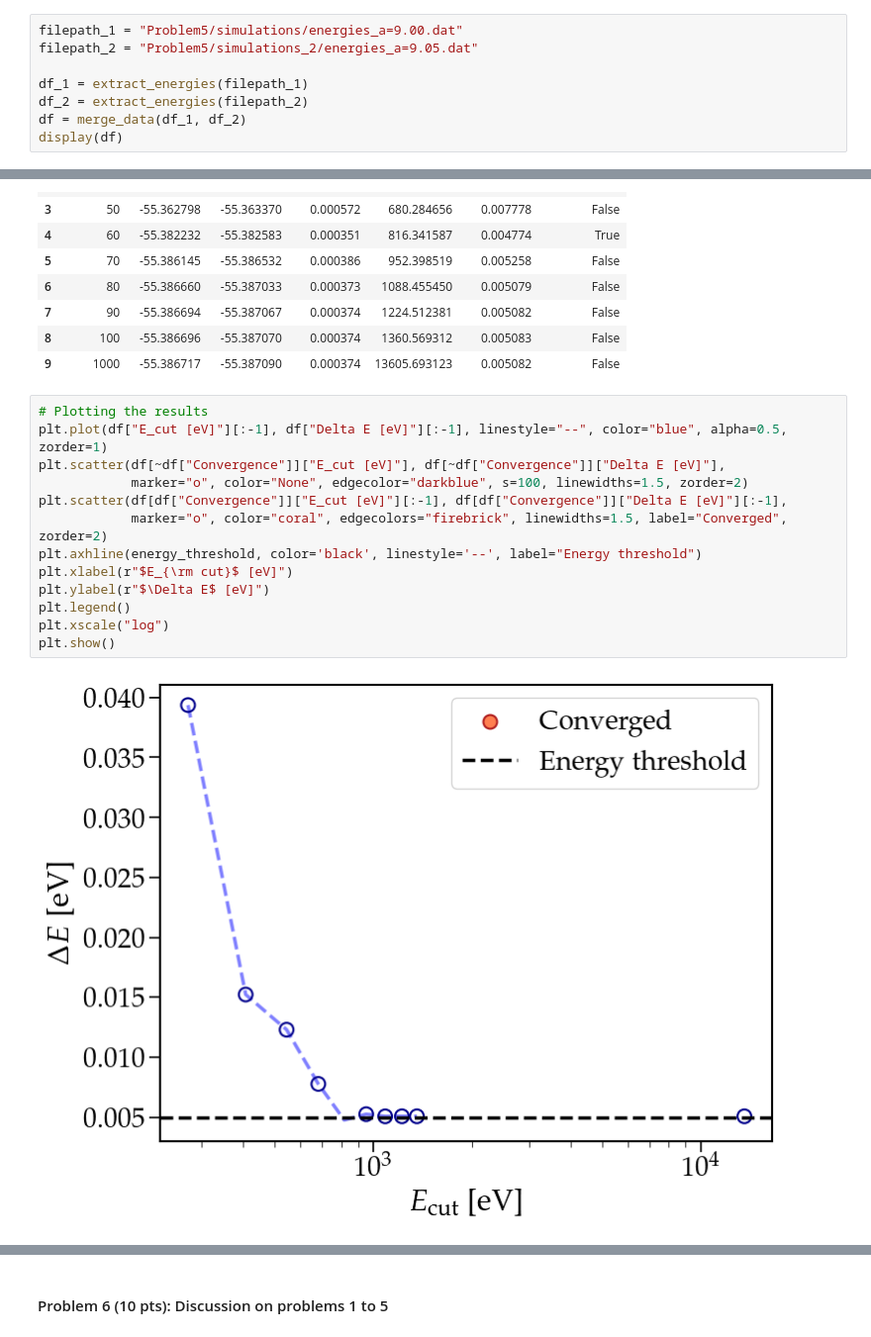
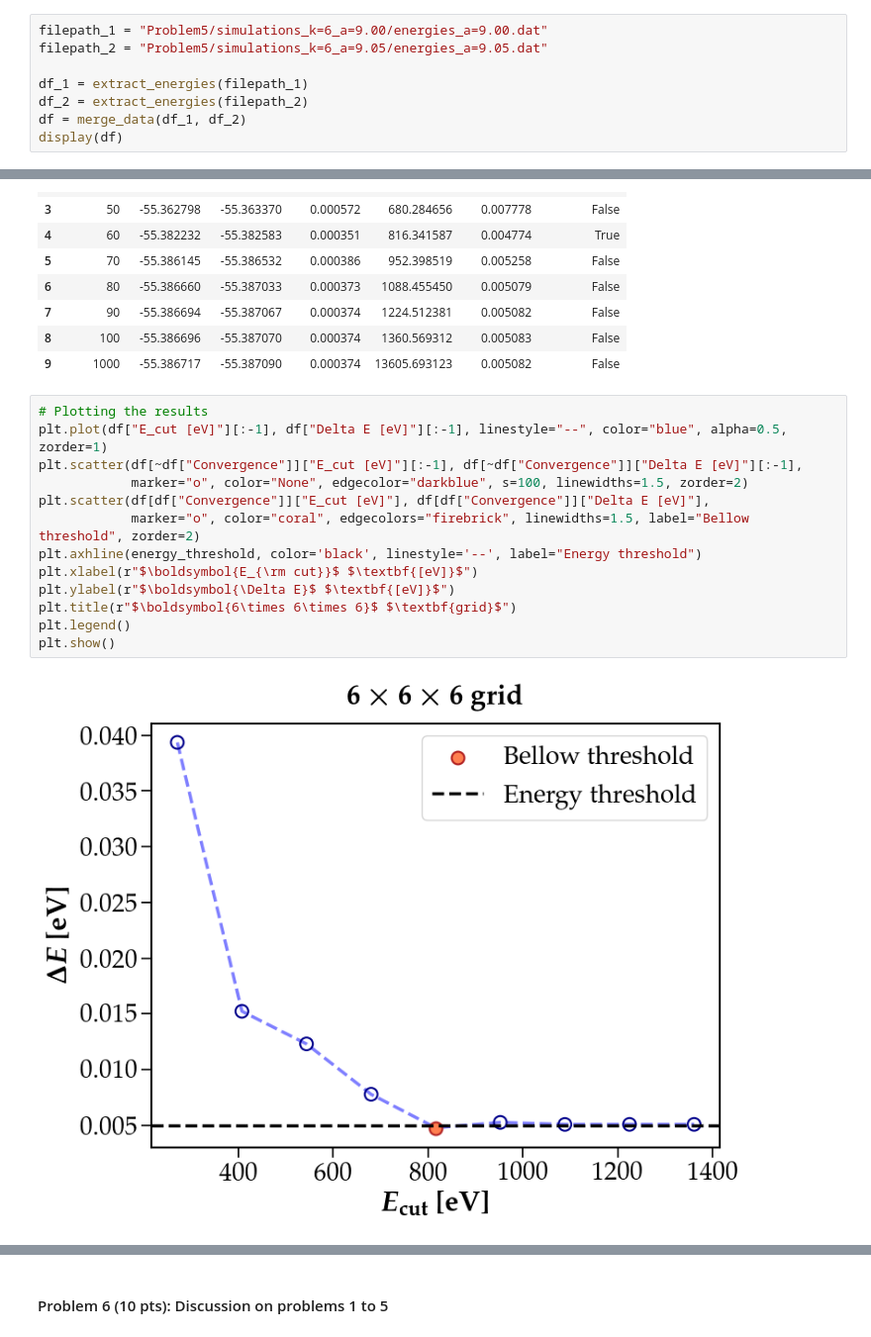
Before and after one commit to sylvainshan/MSE-468-Atomisitc-and-Quantum-Simulations-of-Materials, a Jupyter notebook: lab2/analysis.ipynb, the cells around one changed output, grey strips where cells are left out. Shown at 99% size. Drawn from its saved outputs; the diff is of its cells as text.

```diff
--- a/lab2/analysis.ipynb
+++ b/lab2/analysis.ipynb
@@ -282,6 +383,6 @@ Second lattice constant : 4.789 Angstrom
 # %%
-filepath_1 = "Problem5/simulations/energies_a=9.00.dat"
-filepath_2 = "Problem5/simulations_2/energies_a=9.05.dat"
+filepath_1 = "Problem5/simulations_k=6_a=9.00/energies_a=9.00.dat"
+filepath_2 = "Problem5/simulations_k=6_a=9.05/energies_a=9.05.dat"
 
 df_1 = extract_energies(filepath_1)
 df_2 = extract_energies(filepath_2)
@@ -302,15 +403,15 @@ display(df)
 # %%
 # Plotting the results
 plt.plot(df["E_cut [eV]"][:-1], df["Delta E [eV]"][:-1], linestyle="--", color="blue", alpha=0.5, zorder=1)
-plt.scatter(df[~df["Convergence"]]["E_cut [eV]"], df[~df["Convergence"]]["Delta E [eV]"],
+plt.scatter(df[~df["Convergence"]]["E_cut [eV]"][:-1], df[~df["Convergence"]]["Delta E [eV]"][:-1],
             marker="o", color="None", edgecolor="darkblue", s=100, linewidths=1.5, zorder=2)
-plt.scatter(df[df["Convergence"]]["E_cut [eV]"][:-1], df[df["Convergence"]]["Delta E [eV]"][:-1],
-            marker="o", color="coral", edgecolors="firebrick", linewidths=1.5, label="Converged", zorder=2)
+plt.scatter(df[df["Convergence"]]["E_cut [eV]"], df[df["Convergence"]]["Delta E [eV]"],
+            marker="o", color="coral", edgecolors="firebrick", linewidths=1.5, label="Bellow threshold", zorder=2)
 plt.axhline(energy_threshold, color='black', linestyle='--', label="Energy threshold")
-plt.xlabel(r"$E_{\rm cut}$ [eV]")
-plt.ylabel(r"$\Delta E$ [eV]")
+plt.xlabel(r"$\boldsymbol{E_{\rm cut}}$ $\textbf{[eV]}$")
+plt.ylabel(r"$\boldsymbol{\Delta E}$ $\textbf{[eV]}$")
+plt.title(r"$\boldsymbol{6\times 6\times 6}$ $\textbf{grid}$")
 plt.legend()
-plt.xscale("log")
 plt.show()
 # %% [output]
-[figure, old version]
+[figure, new version]
```
Also changed, not shown: parts of 27 cells of this notebook, 32 other files.
